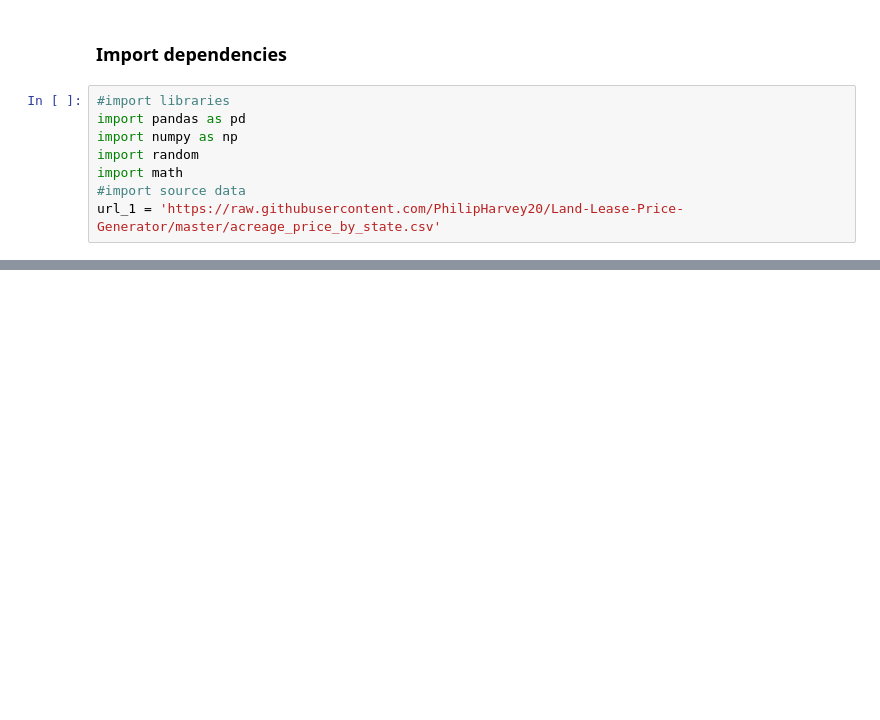
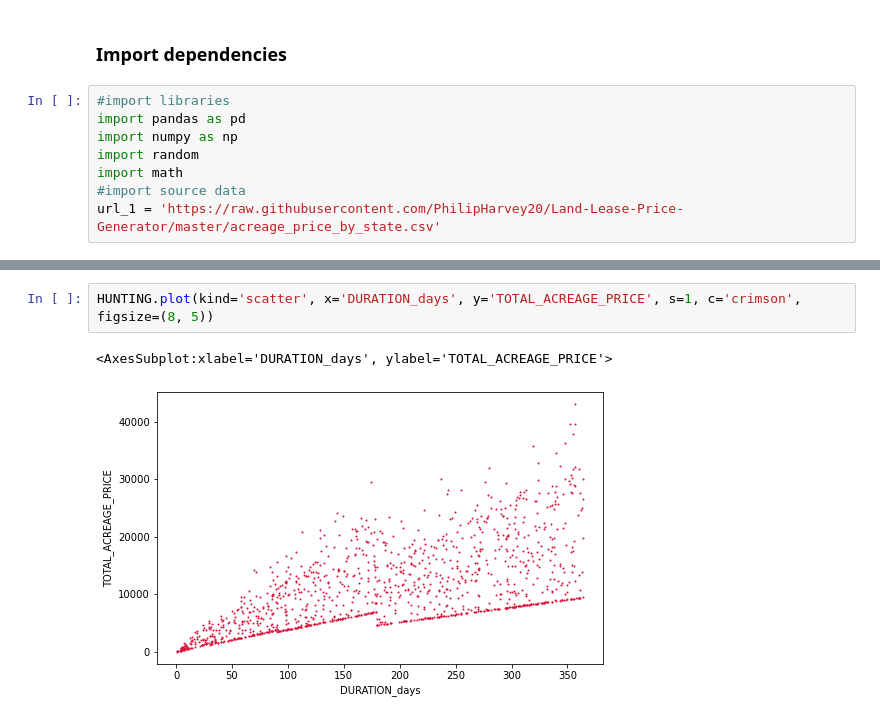
Before and after one commit to PhilipHarvey20/Land-Lease-Price-Recommender, a Jupyter notebook: Price Recommender.ipynb, the cells around one changed output, grey strips where cells are left out. Drawn from its saved outputs; the diff is of its cells as text; blank space fills up the shorter version.

```diff
--- a/Price Recommender.ipynb
+++ b/Price Recommender.ipynb
@@ -79 +86,6 @@ df[df['ACTIVITY_TYPE']=='HUNTING']
+# %%
+HUNTING.plot(kind='scatter', x='DURATION_days', y='TOTAL_ACREAGE_PRICE', s=1, c='crimson', figsize=(8, 5))
+# %% [output]
+<AxesSubplot:xlabel='DURATION_days', ylabel='TOTAL_ACREAGE_PRICE'>
+[figure, added]
 # %%
```
Also changed, not shown: parts of 21 cells of this notebook.
